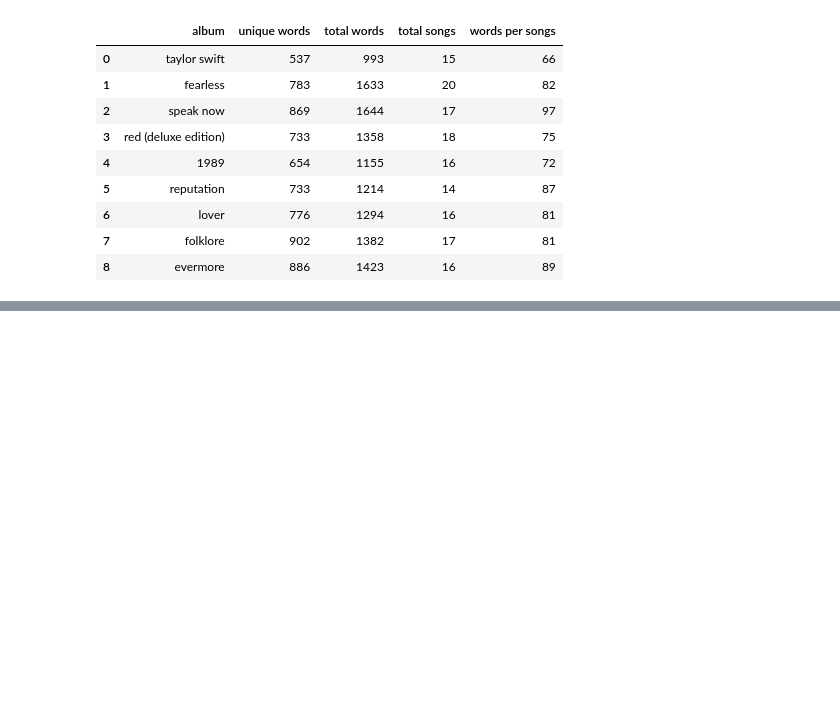
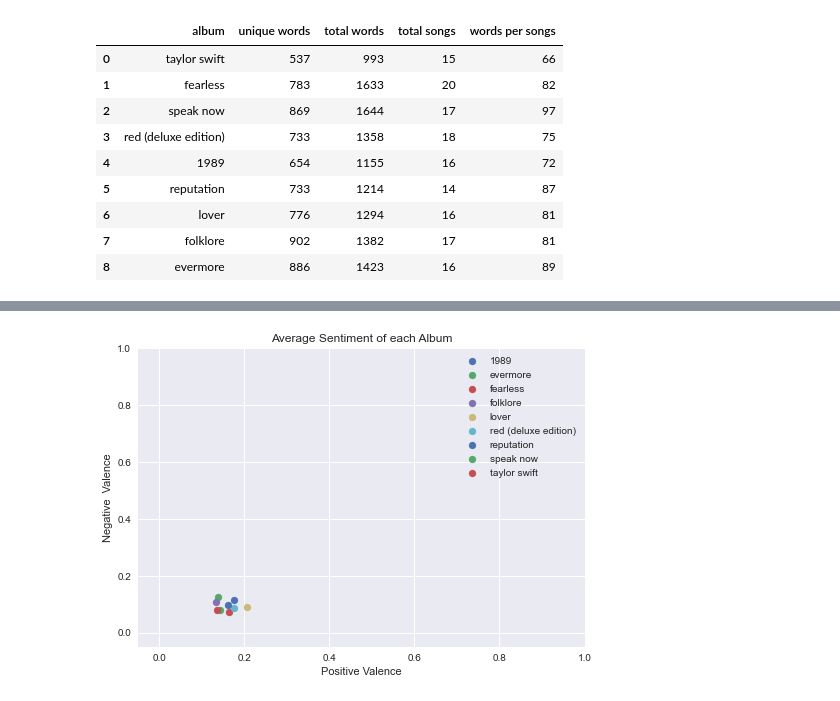
Before and after one commit to data-dissector/ts-lyrics, a Jupyter notebook: Lyrics Analysis Notebook.ipynb, the cells around one changed output, grey strips where cells are left out. Cells and saved outputs as stored; diff of their text form; code cells hidden in the pictures; blank space fills up the shorter version.

```diff
--- a/Lyrics Analysis Notebook.ipynb
+++ b/Lyrics Analysis Notebook.ipynb
@@ -316,0 +362,3 @@ for album in albums:
+# %%
+means_df = indexed_df.groupby(['album']).mean()
+means_df
@@ -316,0 +377,15 @@ for album in albums:
+# %%
+for name, group in means_df.groupby('album'):
+    plt.scatter(group['positive'],group['negative'],label=name)
+    plt.legend()
+
+plt.xlim([-0.05,1.0])
+plt.ylim([-0.05,1.0])
+plt.title("Average Sentiment of each Album")
+plt.xlabel('Positive Valence')
+plt.ylabel('Negative  Valence')
+
+plt.savefig("album_sentiments.png",format="png", bbox_inches='tight')
+plt.show()
+# %% [output]
+[figure, added]
```
Also changed, not shown: parts of 27 cells of this notebook.
